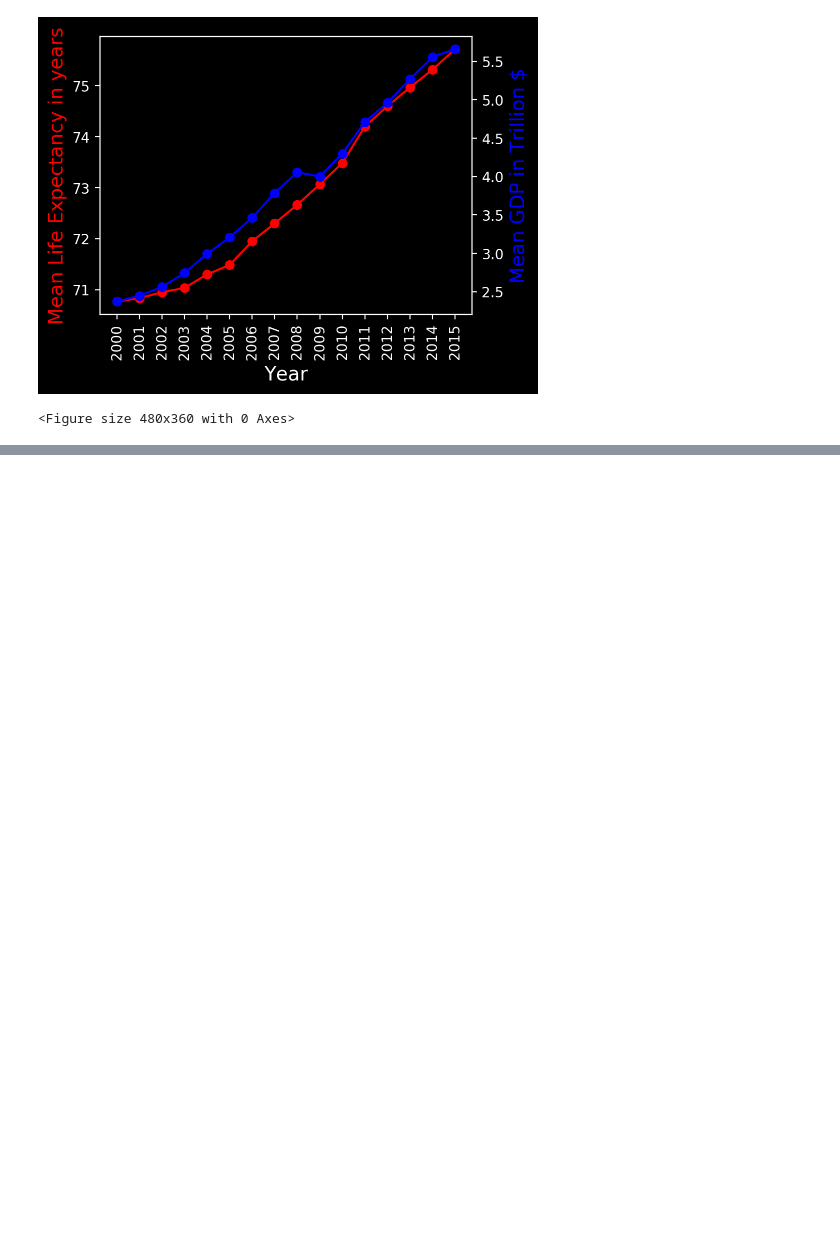
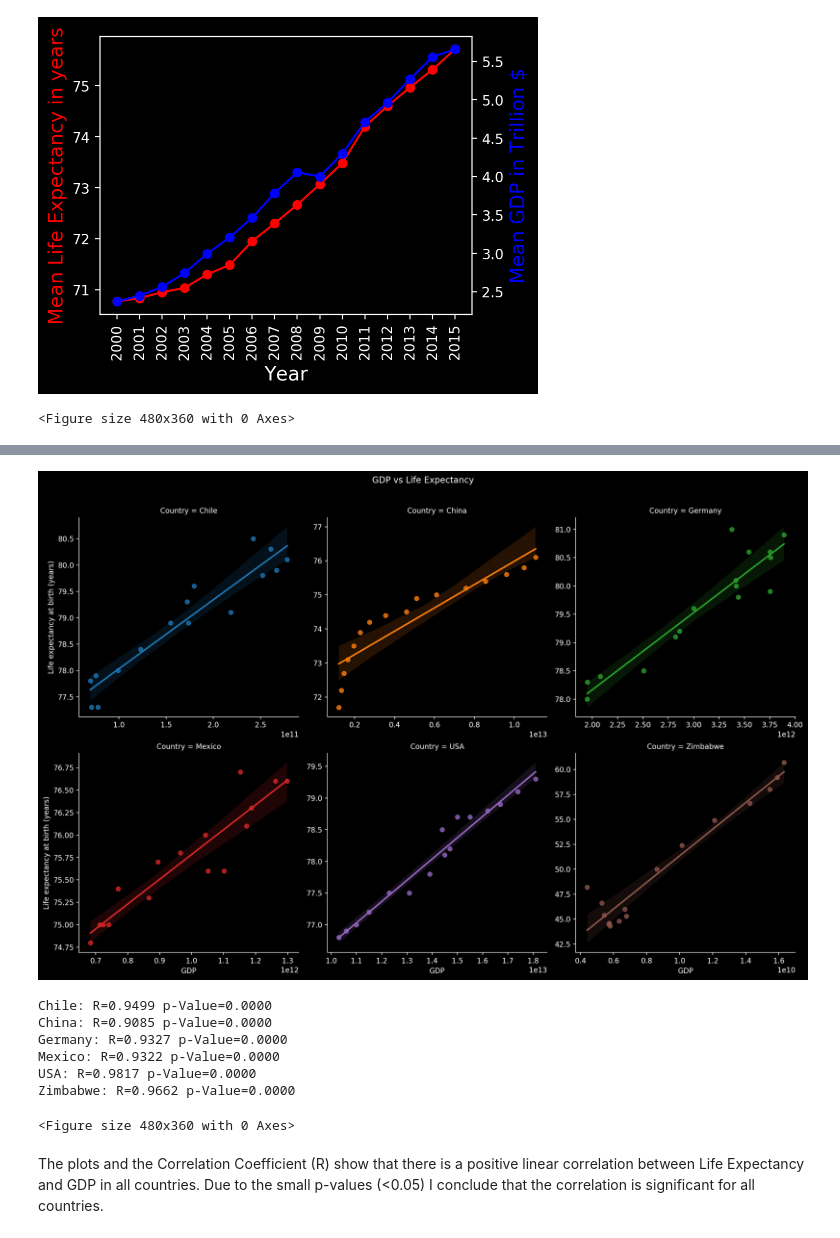
Before and after one commit to mige92/Life_Expectancy_and_GDP, a Jupyter notebook: life_expectancy_gdp.ipynb, the cells around one changed output, grey strips where cells are left out. Saved outputs shown, nothing was run; the diff lists cells and outputs as text; code cells hidden in the pictures; blank space fills up the shorter version.

```diff
--- a/life_expectancy_gdp.ipynb
+++ b/life_expectancy_gdp.ipynb
@@ -121,0 +114,26 @@ Chile
+# %%
+# Create graphs with linear regressions
+lm = sns.lmplot(x='GDP', y='Life expectancy at birth (years)', data=data, col='Country', col_wrap=3, hue='Country', facet_kws=dict(sharex=False, sharey=False))
+lm.fig.subplots_adjust(top=0.9)
+lm.fig.suptitle('GDP vs Life Expectancy')
+plt.show()
+plt.clf()
+
+# Calculate Pearson correlation coefficient and the p-value for each country
+countries = data.Country.unique()
+for i in range(0, len(data.Country.unique())):
+    temp_data = data.loc[data['Country']==countries[i]]
+    r = pearsonr(temp_data['GDP'], temp_data['Life expectancy at birth (years)'])[0]
+    p = pearsonr(temp_data['GDP'], temp_data['Life expectancy at birth (years)'])[1]
+    print('%s: R=%.4f p-Value=%.4f' %(countries[i], r, p))
+# %% [output]
+[figure, added]
+Chile: R=0.9499 p-Value=0.0000
+China: R=0.9085 p-Value=0.0000
+Germany: R=0.9327 p-Value=0.0000
+Mexico: R=0.9322 p-Value=0.0000
+USA: R=0.9817 p-Value=0.0000
+Zimbabwe: R=0.9662 p-Value=0.0000
+<Figure size 480x360 with 0 Axes>
+# %% [markdown]
+The plots and the Correlation Coefficient (R) show that there is a positive linear correlation between Life Expectancy and GDP in all countries. Due to the small p-values (<0.05) I conclude that the correlation is significant for all countries.
```
Also changed, not shown: parts of 17 cells of this notebook.
